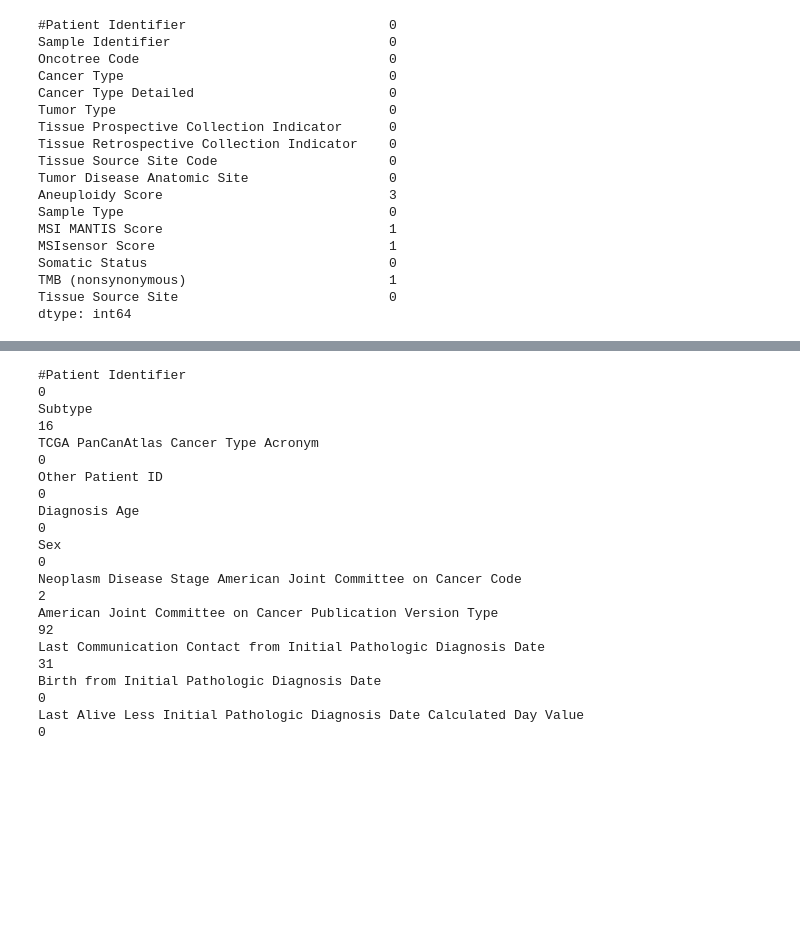
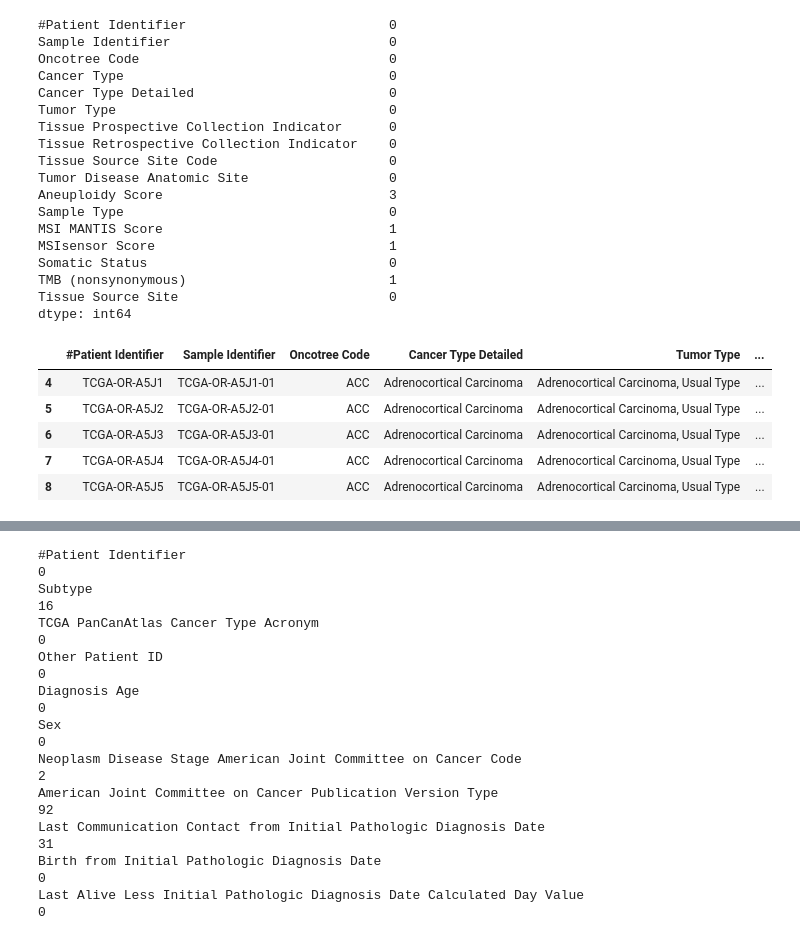
Before and after one commit to cannin/gsoc_2023_pytorch_pathway_commons, a Jupyter notebook: Notebooks/Match_between_data_clinical_patient_txt,_data_clinical_sample_txt,_and_data_mrna_seq_v2_rsem_txt_.ipynb, the cells around one changed output, grey strips where cells are left out. Drawn from its saved outputs; the diff is of its cells as text; code cells hidden in the pictures; blank space fills up the shorter version.

```diff
--- a/Notebooks/Match_between_data_clinical_patient_txt,_data_clinical_sample_txt,_and_data_mrna_seq_v2_rsem_txt_.ipynb
+++ b/Notebooks/Match_between_data_clinical_patient_txt,_data_clinical_sample_txt,_and_data_mrna_seq_v2_rsem_txt_.ipynb
@@ -3,7 +3,7 @@
 # %%
 import pandas as pd
 # %%
-data_sample = pd.read_csv("/content/drive/MyDrive/data_clinical_sample.txt", sep="\t")
+data_sample = pd.read_csv("/content/drive/MyDrive/gsoc data/data_clinical_sample.txt", sep="\t")
 # %%
 data_sample.head()
 # %% [output]
@@ -89,4 +89,13 @@ dtype: int64
 cleaned_ds = cleaned_ds.fillna(method='ffill')
 # %%
 cleaned_ds = cleaned_ds.drop(columns='Cancer Type')
+# %%
+cleaned_ds.head()
+# %% [output]
+|  | #Patient Identifier | Sample Identifier | Oncotree Code | Cancer Type Detailed | Tumor Type | ... |
+| 4 | TCGA-OR-A5J1 | TCGA-OR-A5J1-01 | ACC | Adrenocortical Carcinoma | Adrenocortical Carcinoma, Usual Type | ... |
+| 5 | TCGA-OR-A5J2 | TCGA-OR-A5J2-01 | ACC | Adrenocortical Carcinoma | Adrenocortical Carcinoma, Usual Type | ... |
+| 6 | TCGA-OR-A5J3 | TCGA-OR-A5J3-01 | ACC | Adrenocortical Carcinoma | Adrenocortical Carcinoma, Usual Type | ... |
+| 7 | TCGA-OR-A5J4 | TCGA-OR-A5J4-01 | ACC | Adrenocortical Carcinoma | Adrenocortical Carcinoma, Usual Type | ... |
+| 8 | TCGA-OR-A5J5 | TCGA-OR-A5J5-01 | ACC | Adrenocortical Carcinoma | Adrenocortical Carcinoma, Usual Type | ... |
 # %%
```
Also changed, not shown: parts of 31 cells of this notebook, 1 other file.
